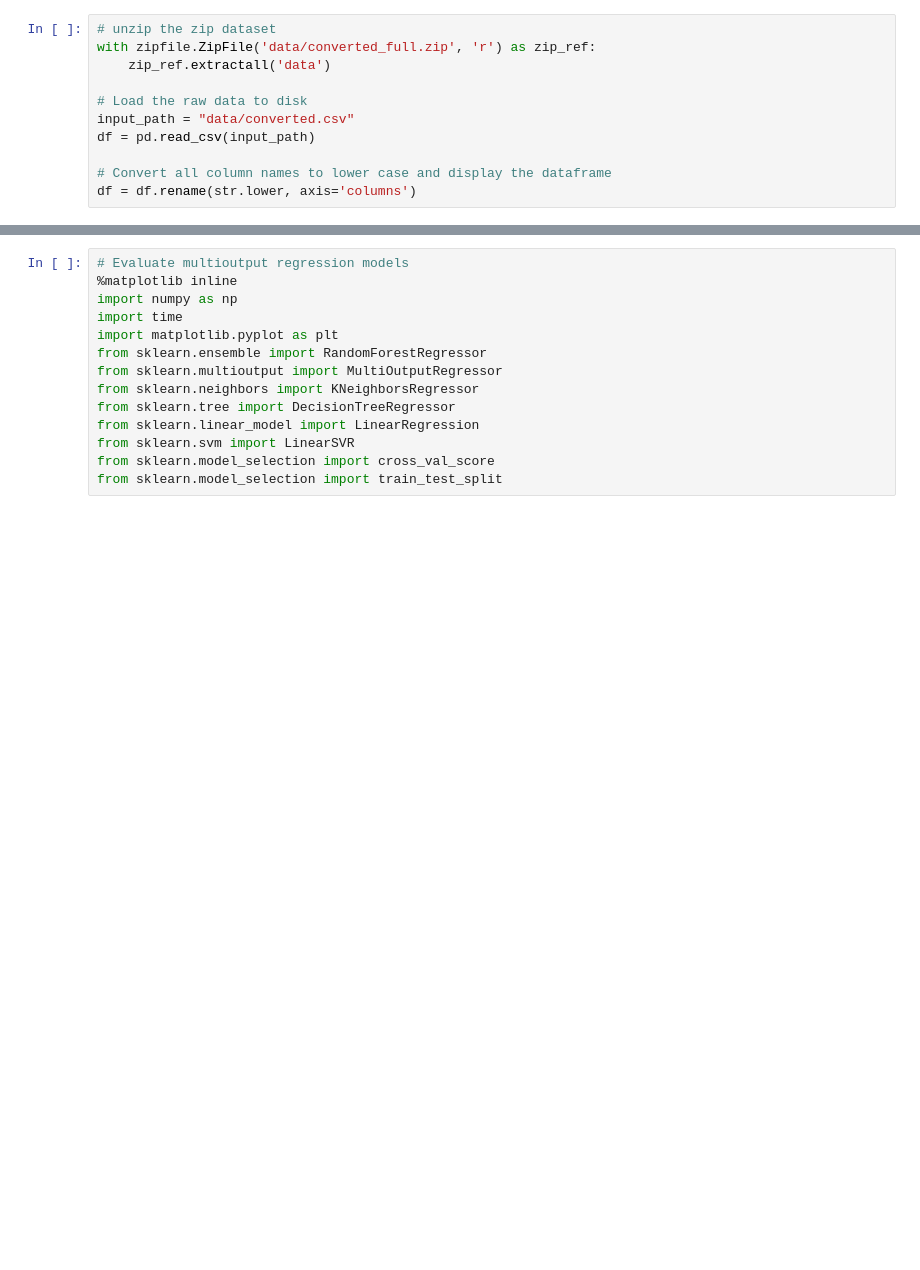
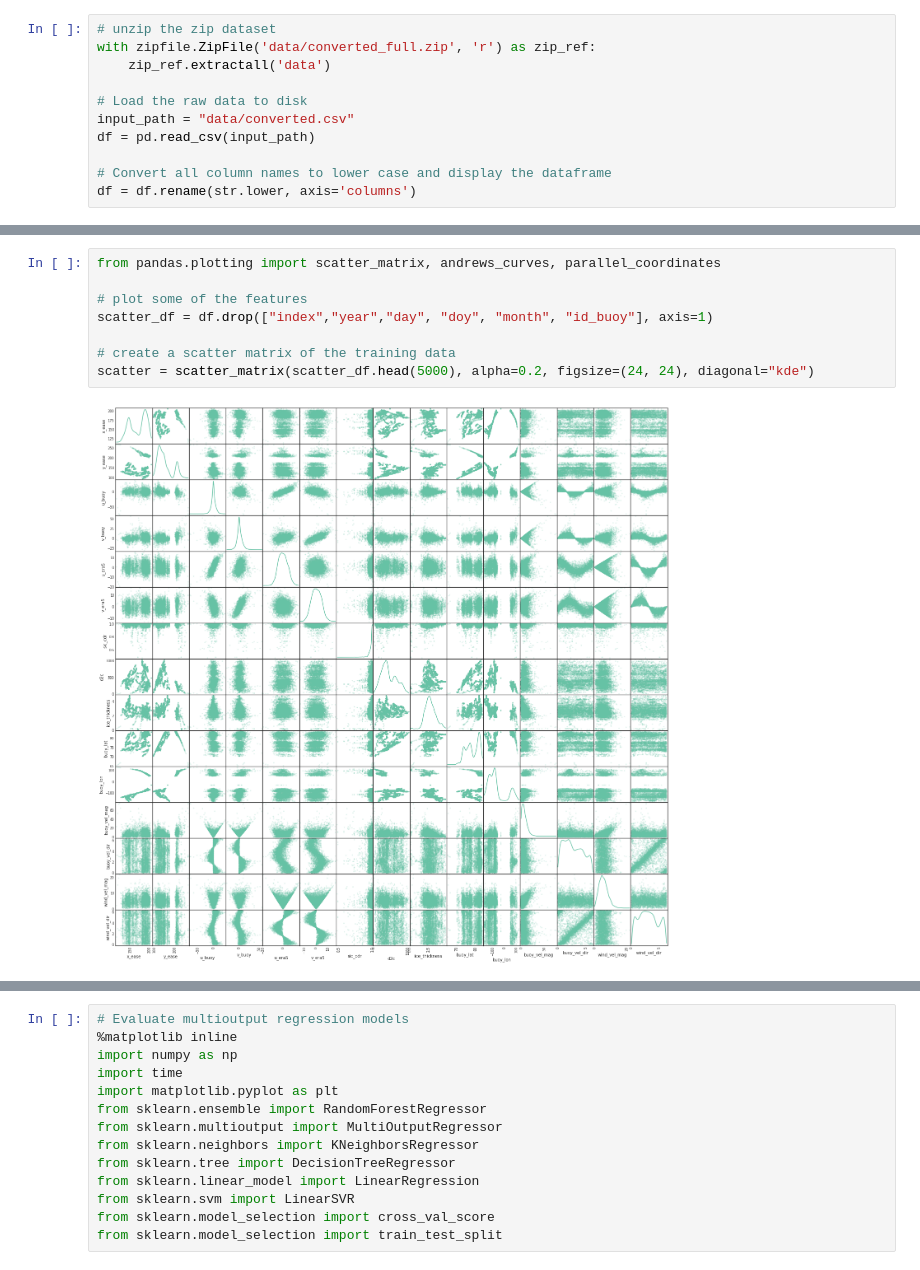
Before and after one commit to Climate-Crisis-AI-Team-Vel-Ice/sea-ice-challenge, a Jupyter notebook: sea_ice_data_ML_analysis.ipynb, the cells around one changed output, grey strips where cells are left out. Cells and saved outputs as stored; diff of their text form; blank space fills up the shorter version.

```diff
--- a/sea_ice_data_ML_analysis.ipynb
+++ b/sea_ice_data_ML_analysis.ipynb
@@ -59,0 +79,10 @@ Dataframe final shape:  (327042, 21)
+# %%
+from pandas.plotting import scatter_matrix, andrews_curves, parallel_coordinates
+
+# plot some of the features
+scatter_df = df.drop(["index","year","day", "doy", "month", "id_buoy"], axis=1)
+
+# create a scatter matrix of the training data
+scatter = scatter_matrix(scatter_df.head(5000), alpha=0.2, figsize=(24, 24), diagonal="kde")
+# %% [output]
+[figure, added]
```
Also changed, not shown: parts of 44 cells of this notebook.
